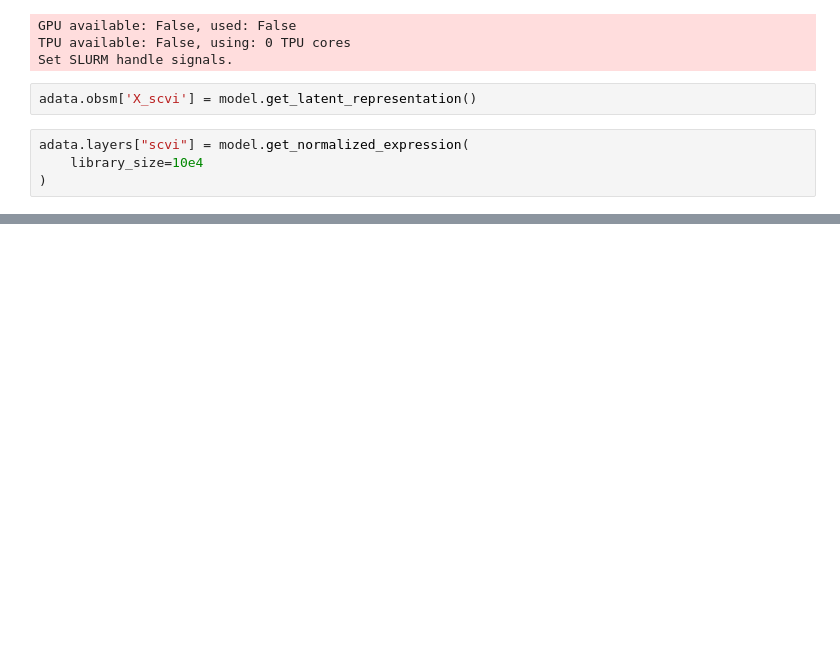
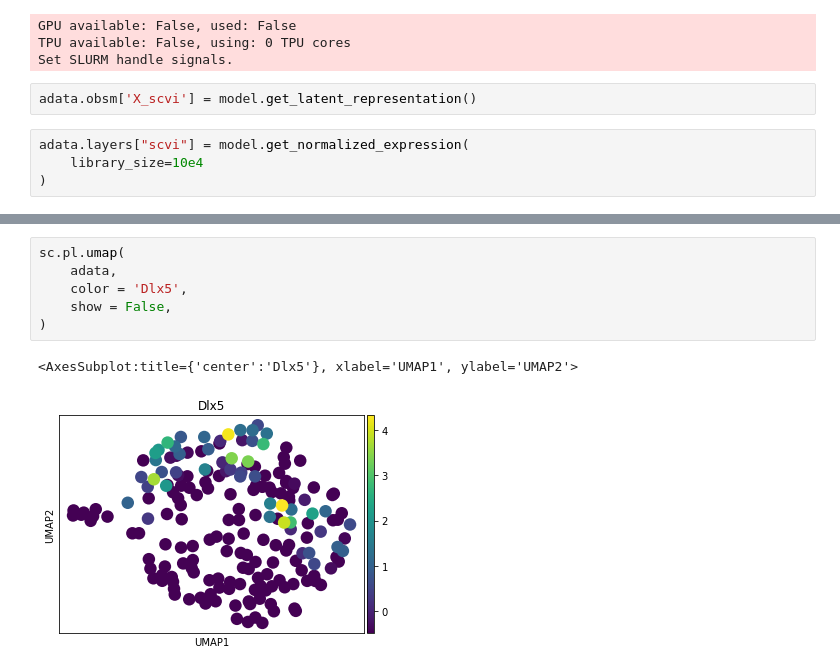
Before and after one commit to menchelab/novarinocollab, a Jupyter notebook: notebooks/scRNAseq_analysis.ipynb, the cells around one changed output, grey strips where cells are left out. Cells and saved outputs as stored; diff of their text form; blank space fills up the shorter version.

```diff
--- a/notebooks/scRNAseq_analysis.ipynb
+++ b/notebooks/scRNAseq_analysis.ipynb
@@ -244,0 +254,9 @@ fig.tight_layout()
+# %%
+sc.pl.umap(
+    adata,
+    color = 'Dlx5',
+    show = False,
+)
+# %% [output]
+<AxesSubplot:title={'center':'Dlx5'}, xlabel='UMAP1', ylabel='UMAP2'>
+[figure, added]
```
Also changed, not shown: parts of 8 cells of this notebook, 23 other files.
